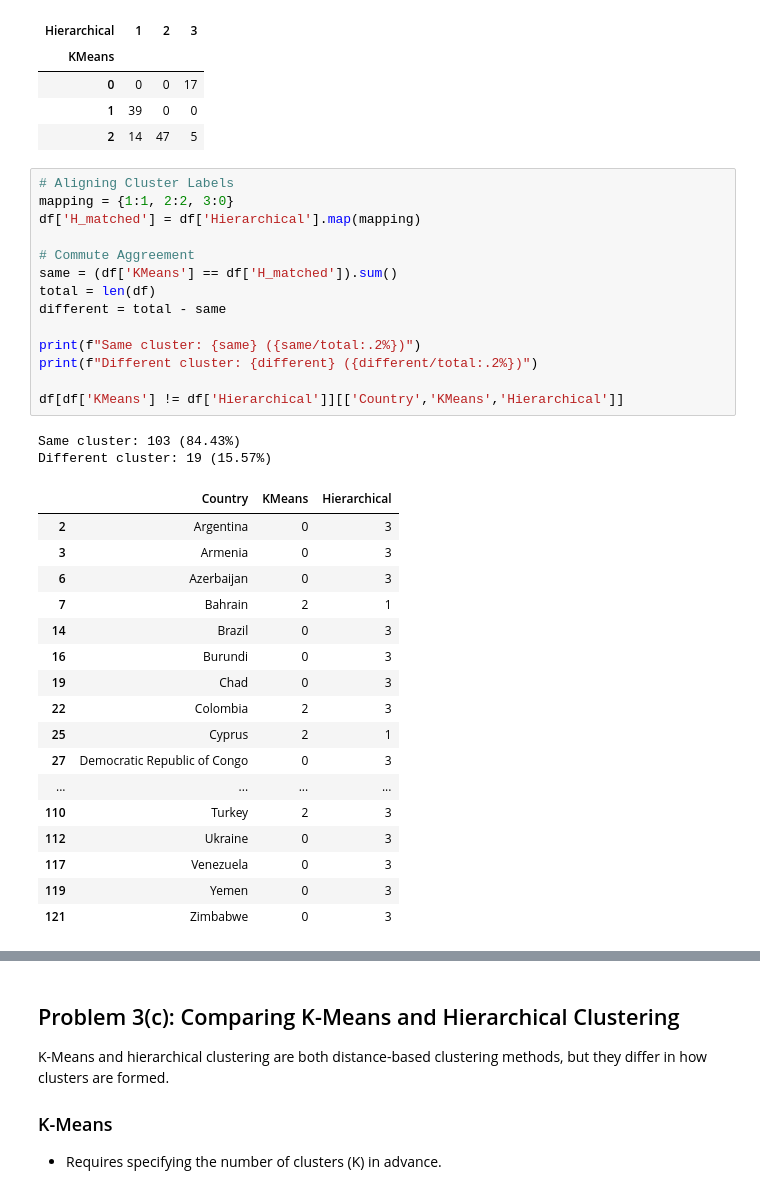
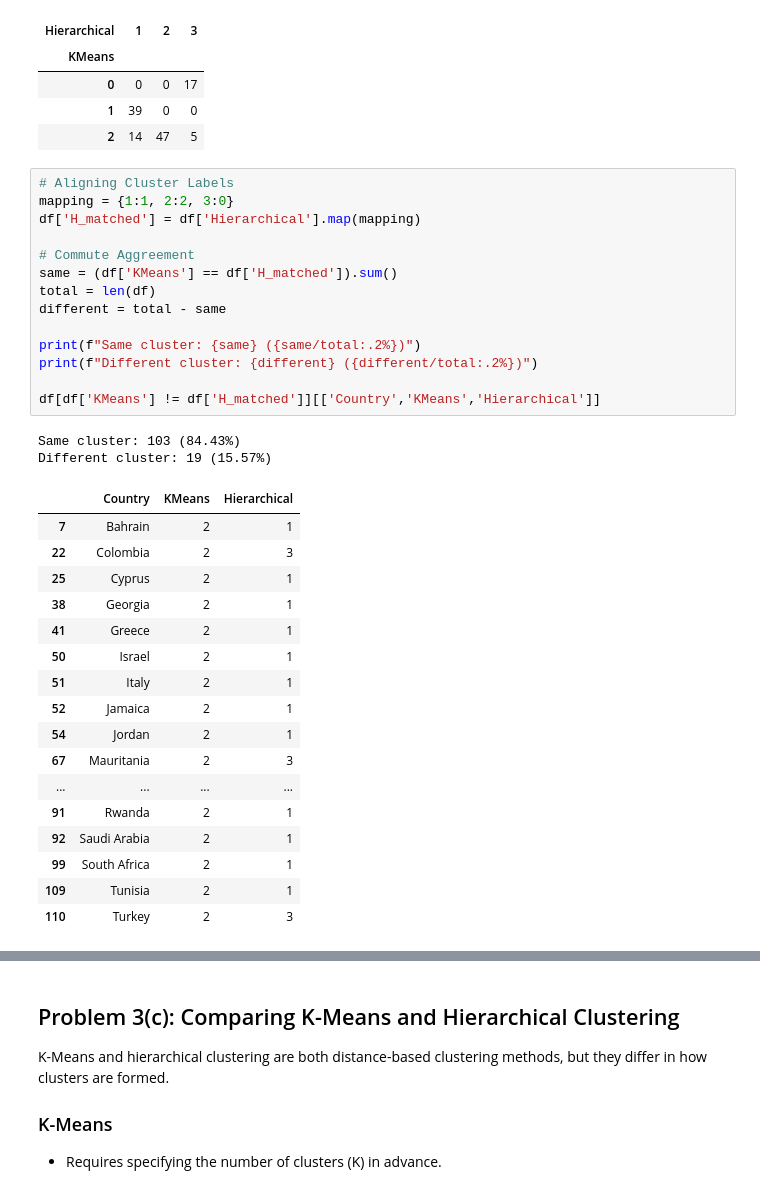
Before and after one commit to Harrycoderds/RSM338-, a Jupyter notebook: week02/Clustering_By_Investment_Risk.ipynb, the cells around one changed output, grey strips where cells are left out. Saved outputs shown, nothing was run; the diff lists cells and outputs as text.

```diff
--- a/week02/Clustering_By_Investment_Risk.ipynb
+++ b/week02/Clustering_By_Investment_Risk.ipynb
@@ -362,36 +362,36 @@ pd.crosstab(df['KMeans'], df['Hierarchical'])
 # %%
 # Aligning Cluster Labels
 mapping = {1:1, 2:2, 3:0}
 df['H_matched'] = df['Hierarchical'].map(mapping)
 
 # Commute Aggreement
 same = (df['KMeans'] == df['H_matched']).sum()
 total = len(df)
 different = total - same
 
 print(f"Same cluster: {same} ({same/total:.2%})")
 print(f"Different cluster: {different} ({different/total:.2%})")
 
-df[df['KMeans'] != df['Hierarchical']][['Country','KMeans','Hierarchical']]
+df[df['KMeans'] != df['H_matched']][['Country','KMeans','Hierarchical']]
 # %% [output]
 Same cluster: 103 (84.43%)
 Different cluster: 19 (15.57%)
 |  | Country | KMeans | Hierarchical |
-| 2 | Argentina | 0 | 3 |
-| 3 | Armenia | 0 | 3 |
-| 6 | Azerbaijan | 0 | 3 |
 | 7 | Bahrain | 2 | 1 |
-| 14 | Brazil | 0 | 3 |
-| 16 | Burundi | 0 | 3 |
-| 19 | Chad | 0 | 3 |
 | 22 | Colombia | 2 | 3 |
 | 25 | Cyprus | 2 | 1 |
-| 27 | Democratic Republic of Congo | 0 | 3 |
+| 38 | Georgia | 2 | 1 |
+| 41 | Greece | 2 | 1 |
+| 50 | Israel | 2 | 1 |
+| 51 | Italy | 2 | 1 |
+| 52 | Jamaica | 2 | 1 |
+| 54 | Jordan | 2 | 1 |
+| 67 | Mauritania | 2 | 3 |
 | ... | ... | ... | ... |
+| 91 | Rwanda | 2 | 1 |
+| 92 | Saudi Arabia | 2 | 1 |
+| 99 | South Africa | 2 | 1 |
+| 109 | Tunisia | 2 | 1 |
 | 110 | Turkey | 2 | 3 |
-| 112 | Ukraine | 0 | 3 |
-| 117 | Venezuela | 0 | 3 |
-| 119 | Yemen | 0 | 3 |
-| 121 | Zimbabwe | 0 | 3 |
 # %% [markdown]
 ## Comparing Cluster Assignments
```
Also changed, not shown: parts of 1 cell of this notebook.
